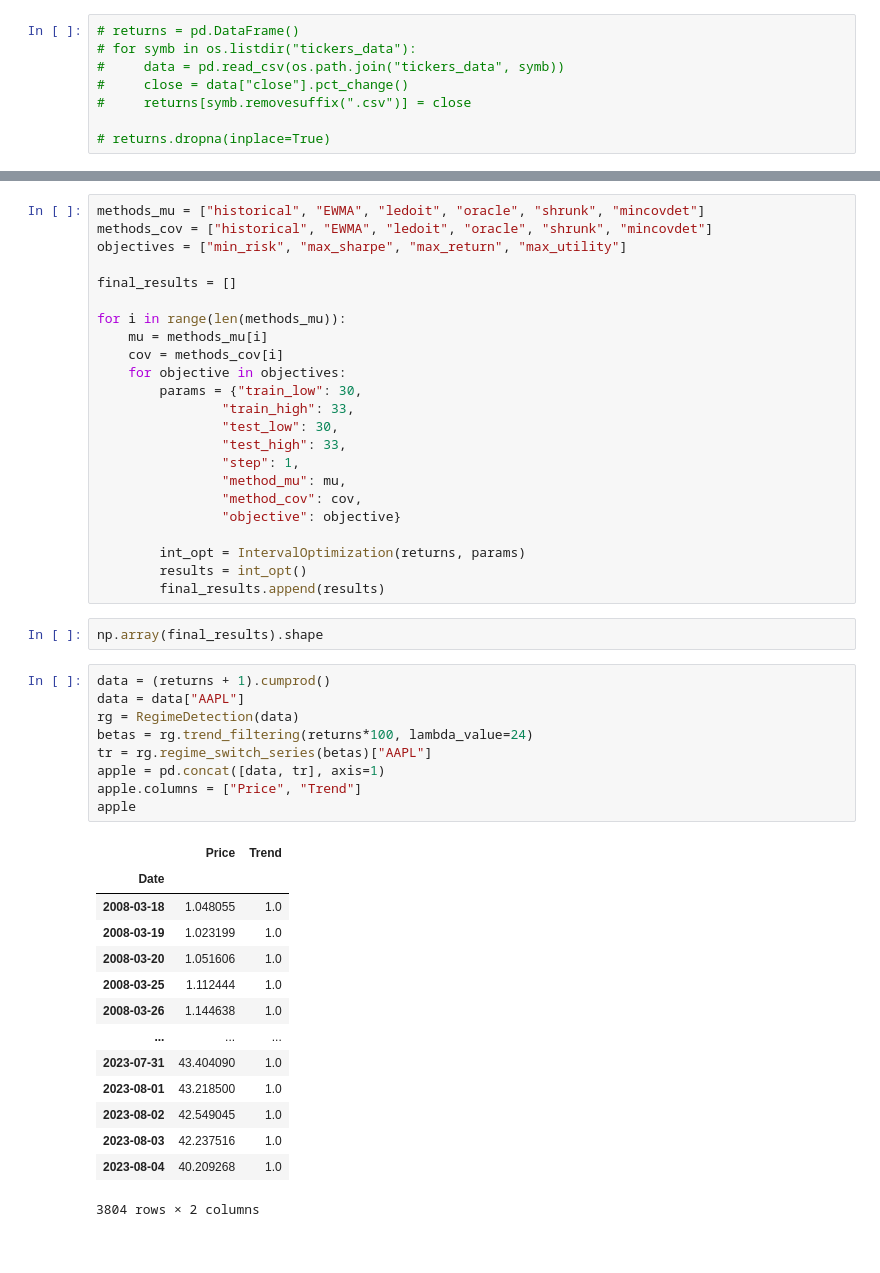
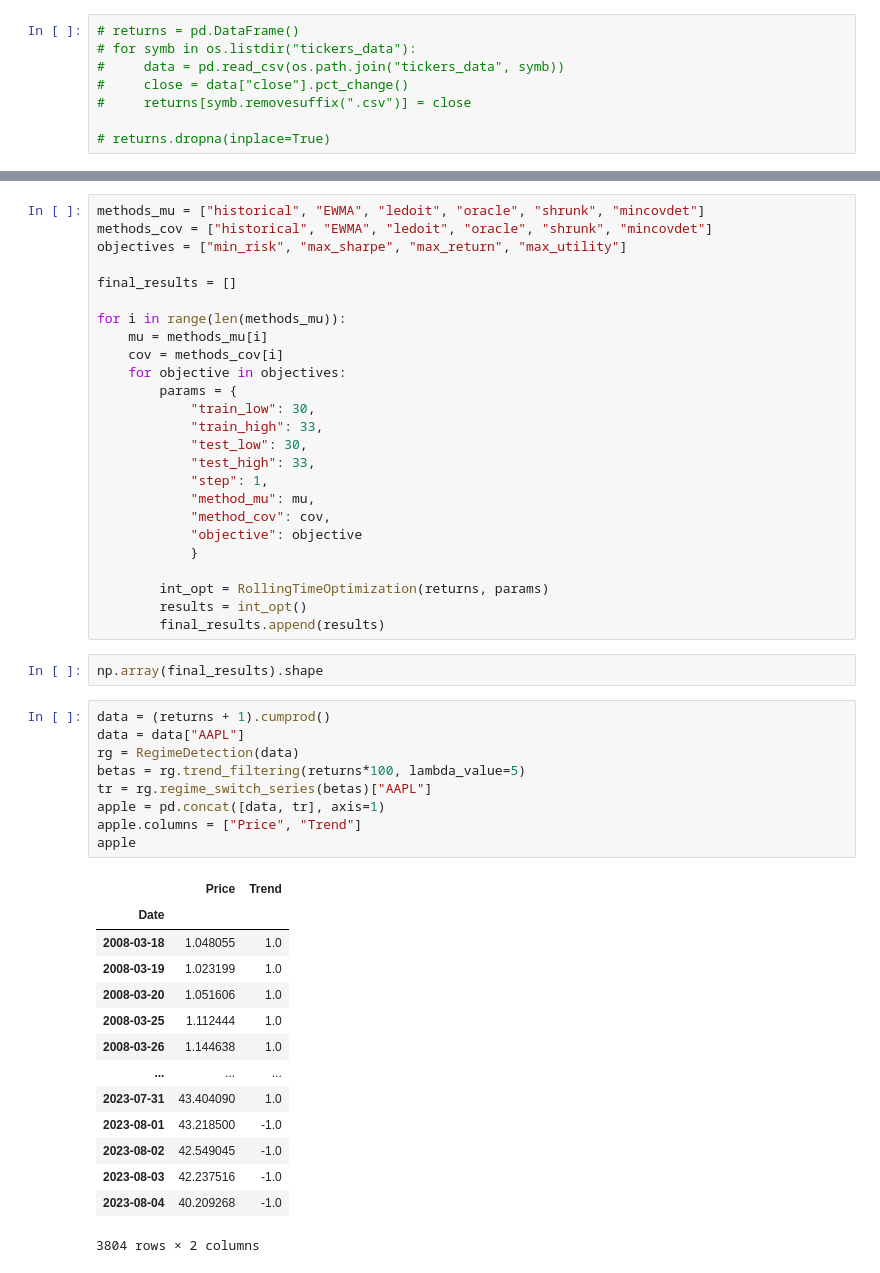
Before and after one commit to erfantbtb/algotrade-riskmanagement, a Jupyter notebook: test.ipynb, the cells around one changed output, grey strips where cells are left out. Saved outputs shown, nothing was run; the diff lists cells and outputs as text.

```diff
--- a/test.ipynb
+++ b/test.ipynb
@@ -64,16 +64,18 @@ for i in range(len(methods_mu)):
     mu = methods_mu[i]
     cov = methods_cov[i]
     for objective in objectives:
-        params = {"train_low": 30,
-                "train_high": 33,
-                "test_low": 30,
-                "test_high": 33,
-                "step": 1,
-                "method_mu": mu,
-                "method_cov": cov,
-                "objective": objective}
+        params = {
+            "train_low": 30,
+            "train_high": 33,
+            "test_low": 30,
+            "test_high": 33,
+            "step": 1,
+            "method_mu": mu,
+            "method_cov": cov,
+            "objective": objective
+            }
 
-        int_opt = IntervalOptimization(returns, params)
+        int_opt = RollingTimeOptimization(returns, params)
         results = int_opt()
         final_results.append(results)
 # %%
@@ -81,26 +83,26 @@ np.array(final_results).shape
 # %%
 data = (returns + 1).cumprod()
 data = data["AAPL"]
 rg = RegimeDetection(data)
-betas = rg.trend_filtering(returns*100, lambda_value=24)
+betas = rg.trend_filtering(returns*100, lambda_value=5)
 tr = rg.regime_switch_series(betas)["AAPL"]
 apple = pd.concat([data, tr], axis=1)
 apple.columns = ["Price", "Trend"]
 apple
 # %% [output]
 |  | Price | Trend |
 | Date |  |  |
 | 2008-03-18 | 1.048055 | 1.0 |
 | 2008-03-19 | 1.023199 | 1.0 |
 | 2008-03-20 | 1.051606 | 1.0 |
 | 2008-03-25 | 1.112444 | 1.0 |
 | 2008-03-26 | 1.144638 | 1.0 |
 | ... | ... | ... |
 | 2023-07-31 | 43.404090 | 1.0 |
-| 2023-08-01 | 43.218500 | 1.0 |
-| 2023-08-02 | 42.549045 | 1.0 |
-| 2023-08-03 | 42.237516 | 1.0 |
-| 2023-08-04 | 40.209268 | 1.0 |
+| 2023-08-01 | 43.218500 | -1.0 |
+| 2023-08-02 | 42.549045 | -1.0 |
+| 2023-08-03 | 42.237516 | -1.0 |
+| 2023-08-04 | 40.209268 | -1.0 |
 3804 rows × 2 columns
 # %%
 # Plot the stock price app
```
Also changed, not shown: parts of 4 cells of this notebook, 7 other files.
